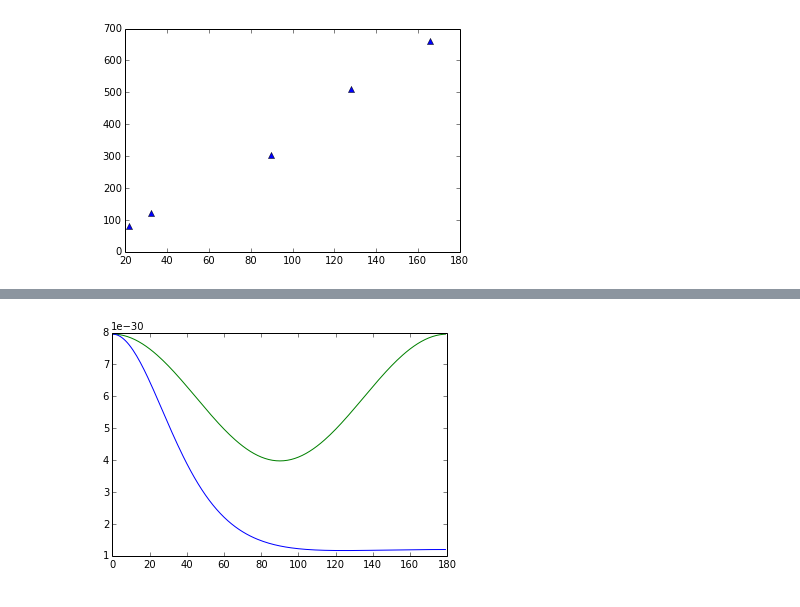
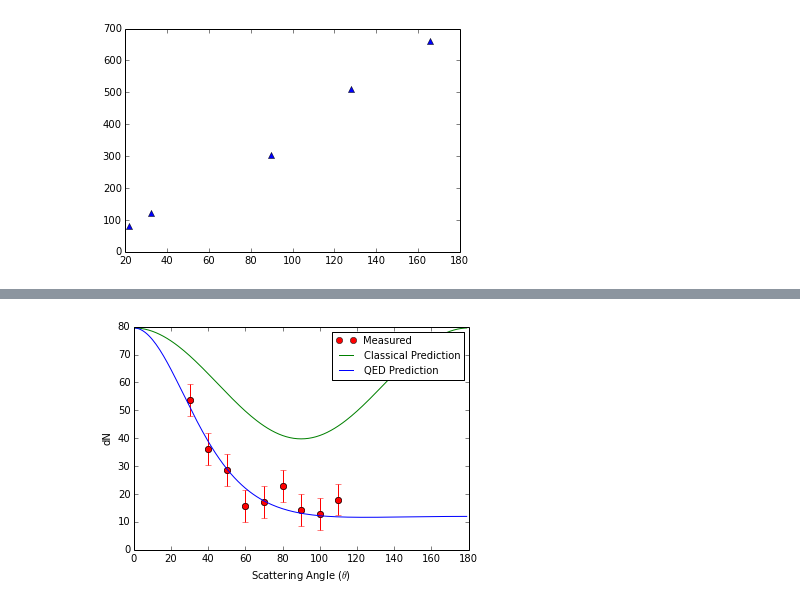
Before and after one commit to abardess/PHYS202-S14, a Jupyter notebook: ComptonQLab.ipynb, the cells around one changed output, grey strips where cells are left out. Saved outputs shown, nothing was run; the diff lists cells and outputs as text; code cells hidden in the pictures.

Commit message:
made final graph

```diff
--- a/ComptonQLab.ipynb
+++ b/ComptonQLab.ipynb
@@ -82,8 +82,8 @@ centroid = [139.47, 126.12, 113.35, 100.51, 90.21, 80.42, 73.58, 66.86, 61.89]
 FWHM = [11.710, 10.565, 11.818, 8.743, 8.749, 6.569, 7.255, 6.570, 6.885]
 uncer = [5.76, 5.85, 5.80, 5.79, 5.88, 5.82, 5.69, 5.75, 5.66]
 rate = [5.22, 3.48, 3.10, 1.73, 2.04, 2.85, 2.06, 2.03, 2.43]
-time = [373.93, 400, 475, 550, 619.40, 469.36, 824.17, 952.9, 864.71]
-efficiency = [.5, .5, .55, .6,.65, .67, .7, .75, .8]
+time = [373.93, 400, 475, 525, 619.40, 669.36, 824.17, 952.9, 864.71]
+efficiency = [.48, .52, .55, .6,.65, .67, .72, .75, .8]
 
 theta_uncer = 4.09 * np.pi/180.0
 
@@ -137,9 +137,9 @@ plt.ylabel(r'E$^{-1}$ (MeV$^{-1}$)', fontsize = 13)
 
 plt.show()
 
-#for i in range(9):
-#    print "Energy Measured at angle = ",angle[i],":", energy[i], "+/-", delta
-#    print "Theoretical Energy:", theoretical[i]
-#    print
+for i in range(9):
+    print "Energy Measured at angle = ",angle[i],":", energy[i], "+/-", delta
+    print "Theoretical Energy:", theoretical[i]
+    print
 # %% [output]
 [figure]
@@ -146,18 +163,30 @@ plt.show()
 # %%
 r0 = 2.82 * 10**-15 #m
 Y = 1.29
 dN_classical = []
 dN_QED = []
 circle = np.arange(0, 180, 1)
 for i in circle:
     phi = i * np.pi/180
     p = 1 + np.cos(phi)**2
     m = 1 - np.cos(phi)
-    dN_classical.append((r0**2)*(p/2))
-    dN_QED.append(((r0**2)*(p/2)) * ((1 + Y*m)**-2) * (1 + ((Y**2)*(m**2))/(p*(1 + Y*m))))
+    dN_classical.append(((r0**2)*(p/2))* 10**31)
+    dN_QED.append((((r0**2)*(p/2)) * ((1 + Y*m)**-2) * (1 + ((Y**2)*(m**2))/(p*(1 + Y*m))))* 10**31)
 
-plt.plot(cirlce, dN_classical, 'g')
-plt.plot(circle, dN_QED)
+
+
+corrected_rate = []
+for i in range(9):
+    corrected_rate.append(8000*rate[i]*efficiency[i]/time[i])
+    plt.errorbar(angle[i], corrected_rate[i], uncer[i], 0, 'ro')
+
+plt.plot(angle, corrected_rate, 'ro', label = 'Measured')
+plt.plot(circle, dN_classical, 'g', label = 'Classical Prediction')
+plt.plot(circle, dN_QED, label = 'QED Prediction')
+plt.xlabel(r'Scattering Angle ($\theta$)')
+plt.ylabel('dN')
+plt.legend(loc = 'upper right', fontsize = 10)
+
 plt.show()
 # %% [output]
-[figure, old version]
+[figure, new version]
```
Also changed, not shown: parts of 1 cell of this notebook.
